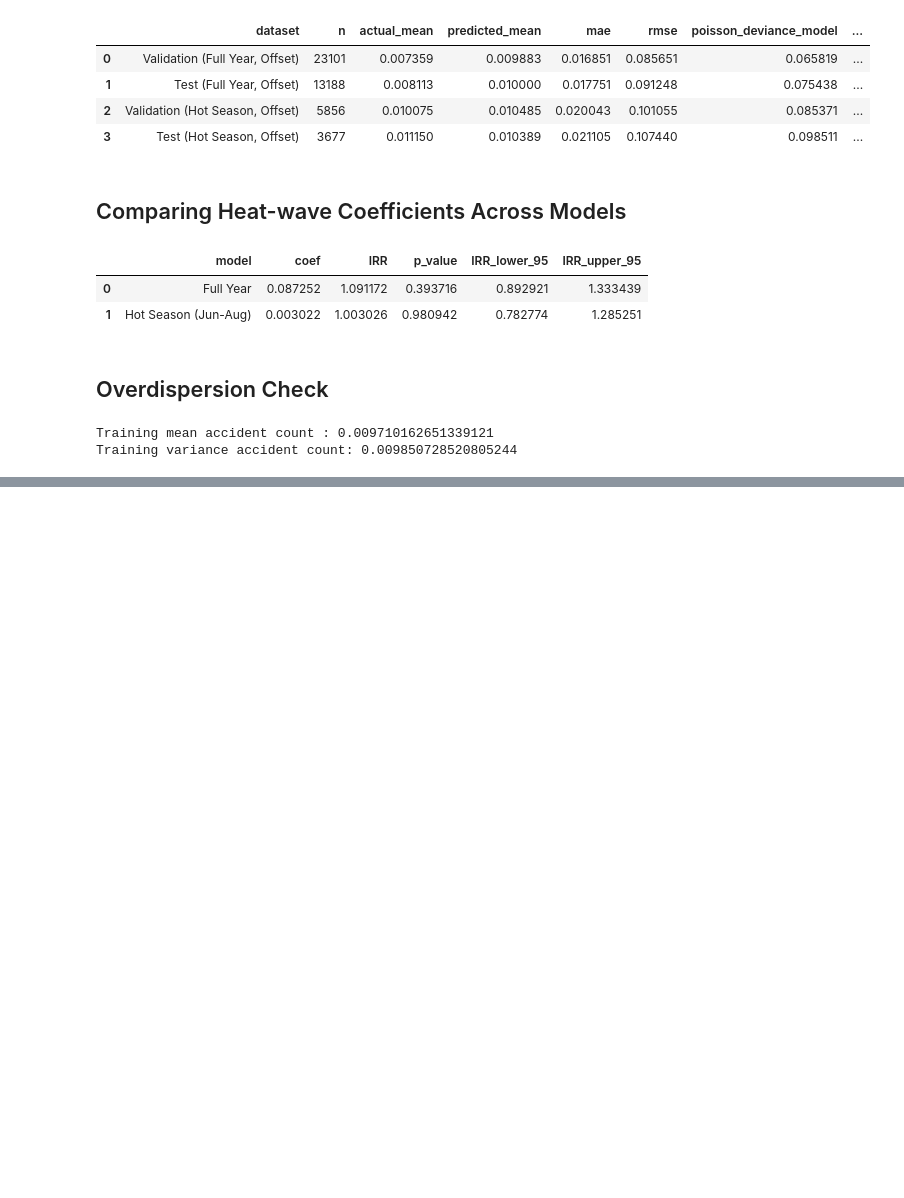
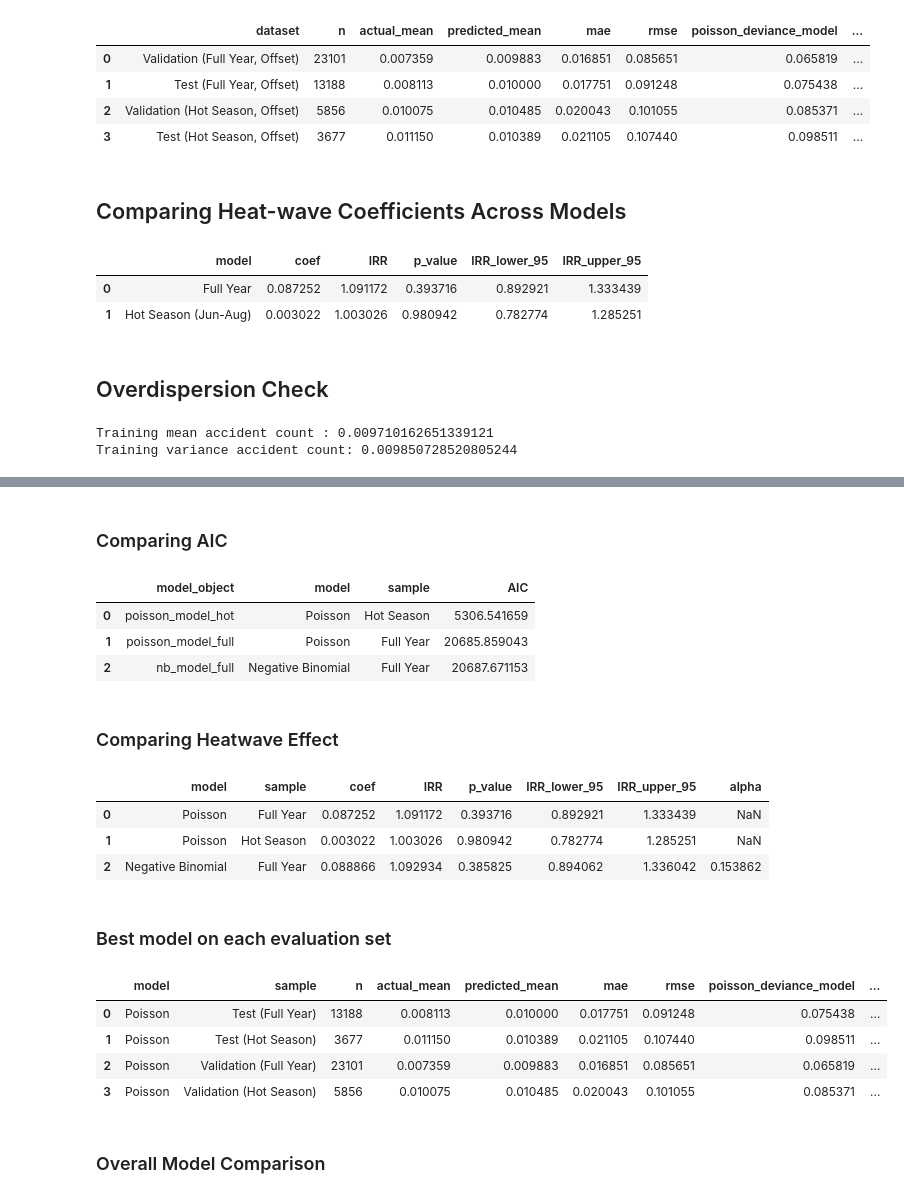
Before and after one commit to RionelxSlovesky/heatwave-accident-analysis-louisiana, a Jupyter notebook: notebooks/predictive_analysis.ipynb, the cells around one changed output, grey strips where cells are left out. Drawn from its saved outputs; the diff is of its cells as text; code cells hidden in the pictures; blank space fills up the shorter version.

```diff
--- a/notebooks/predictive_analysis.ipynb
+++ b/notebooks/predictive_analysis.ipynb
@@ -482,0 +621,71 @@ Training variance accident count: 0.009850728520805244
+# %% [markdown]
+### Comparing AIC
+# %%
+aic_table = pd.DataFrame([
+    {"model_object": "poisson_model_full", "model": "Poisson", "sample": "Full Year", "AIC": poisson_model_full.aic},
+    {"model_object": "poisson_model_hot",  "model": "Poisson", "sample": "Hot Season", "AIC": poisson_model_hot.aic},
+    {"model_object": "nb_model_full",      "model": "Negative Binomial", "sample": "Full Year", "AIC": nb_model_full.aic},
+])
+
+aic_table = aic_table.sort_values("AIC").reset_index(drop=True)
+aic_table
+# %% [output]
+|  | model_object | model | sample | AIC |
+| 0 | poisson_model_hot | Poisson | Hot Season | 5306.541659 |
+| 1 | poisson_model_full | Poisson | Full Year | 20685.859043 |
+| 2 | nb_model_full | Negative Binomial | Full Year | 20687.671153 |
+# %% [markdown]
+### Comparing Heatwave Effect
+# %%
+def extract_heatwave_effect(result, model_name, sample_name):
+    params = result.params
+    bse = result.bse
+    pvals = result.pvalues
+
+    coef = params.get("heatwave_binary", np.nan)
+    se = bse.get("heatwave_binary", np.nan)
+    pval = pvals.get("heatwave_binary", np.nan)
+
+    return pd.Series({
+        "model": model_name,
+        "sample": sample_name,
+        "coef": coef,
+        "IRR": np.exp(coef) if pd.notna(coef) else np.nan,
+        "p_value": pval,
+        "IRR_lower_95": np.exp(coef - 1.96 * se) if pd.notna(coef) and pd.notna(se) else np.nan,
+        "IRR_upper_95": np.exp(coef + 1.96 * se) if pd.notna(coef) and pd.notna(se) else np.nan,
+        "alpha": params.get("alpha", np.nan)
+    })
+
+heatwave_compare = pd.DataFrame([
+    extract_heatwave_effect(poisson_model_full, "Poisson", "Full Year"),
+    extract_heatwave_effect(poisson_model_hot, "Poisson", "Hot Season"),
+    extract_heatwave_effect(nb_model_full, "Negative Binomial", "Full Year"),
+])
+
+heatwave_compare
+# %% [output]
+|  | model | sample | coef | IRR | p_value | IRR_lower_95 | IRR_upper_95 | alpha |
+| 0 | Poisson | Full Year | 0.087252 | 1.091172 | 0.393716 | 0.892921 | 1.333439 | NaN |
+| 1 | Poisson | Hot Season | 0.003022 | 1.003026 | 0.980942 | 0.782774 | 1.285251 | NaN |
+| 2 | Negative Binomial | Full Year | 0.088866 | 1.092934 | 0.385825 | 0.894062 | 1.336042 | 0.153862 |
+# %% [markdown]
+### Best model on each evaluation set
+# %%
+best_by_sample = (
+    comparison_table.loc[
+        comparison_table.groupby("sample")["poisson_deviance_model"].idxmin()
+    ]
+    .sort_values("sample")
+    .reset_index(drop=True)
+)
+
+best_by_sample
+# %% [output]
+|  | model | sample | n | actual_mean | predicted_mean | mae | rmse | poisson_deviance_model | ... |
+| 0 | Poisson | Test (Full Year) | 13188 | 0.008113 | 0.010000 | 0.017751 | 0.091248 | 0.075438 | ... |
+| 1 | Poisson | Test (Hot Season) | 3677 | 0.011150 | 0.010389 | 0.021105 | 0.107440 | 0.098511 | ... |
+| 2 | Poisson | Validation (Full Year) | 23101 | 0.007359 | 0.009883 | 0.016851 | 0.085651 | 0.065819 | ... |
+| 3 | Poisson | Validation (Hot Season) | 5856 | 0.010075 | 0.010485 | 0.020043 | 0.101055 | 0.085371 | ... |
+# %% [markdown]
+### Overall Model Comparison
```
Also changed, not shown: parts of 15 cells of this notebook.
